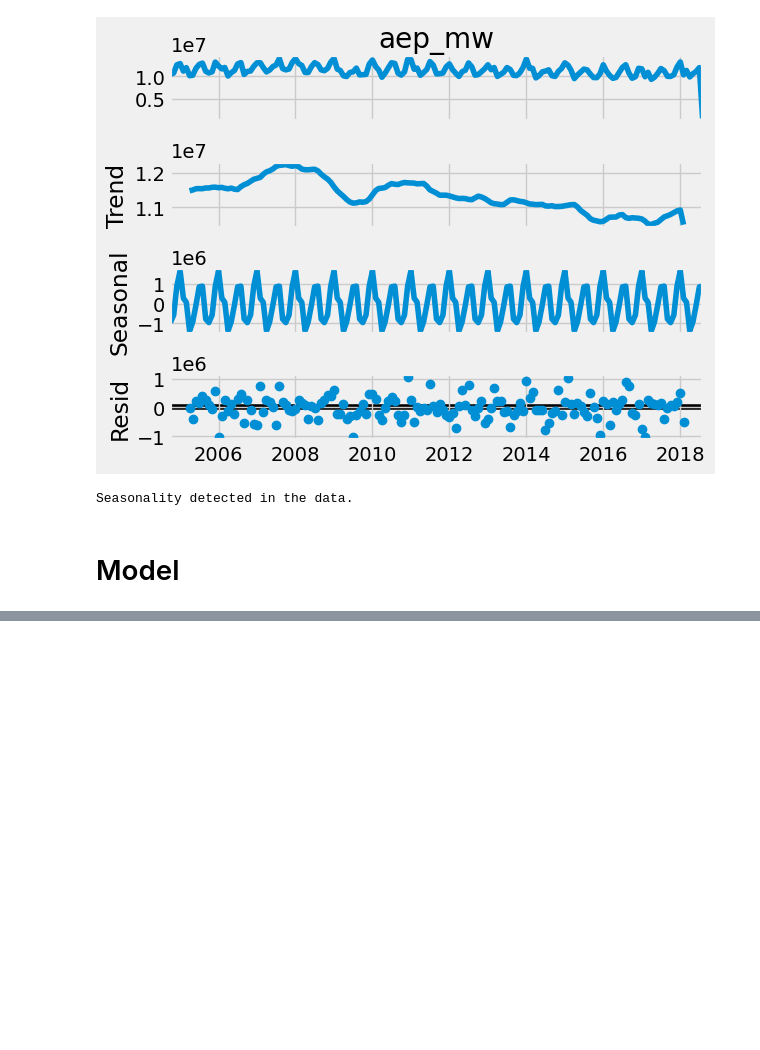
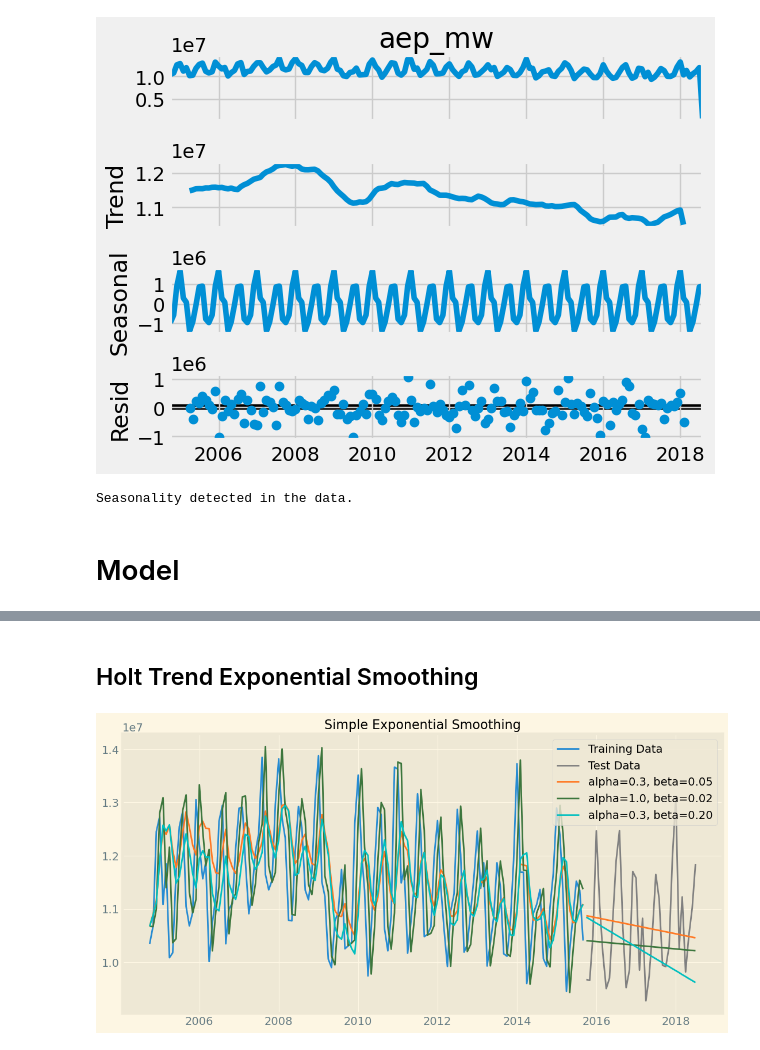
Before and after one commit to MarkPhamm/AI---ML, a Jupyter notebook: machine_learning/time_series/ES.ipynb, the cells around one changed output, grey strips where cells are left out. Saved outputs shown, nothing was run; the diff lists cells and outputs as text; code cells hidden in the pictures; blank space fills up the shorter version.

```diff
--- a/machine_learning/time_series/ES.ipynb
+++ b/machine_learning/time_series/ES.ipynb
@@ -153,0 +198,28 @@ Seasonality detected in the data.
+# %% [markdown]
+## Holt Trend Exponential Smoothing
+# %%
+model = Holt(np.asarray(train['aep_mw']))
+model._index = pd.to_datetime(train.index)
+
+fit1 = model.fit(smoothing_level=.3, smoothing_trend=.05)
+pred1 = fit1.forecast(len(test))
+fit2 = model.fit(optimized=True)
+pred2 = fit2.forecast(len(test))
+fit3 = model.fit(smoothing_level=.3, smoothing_trend=.2)
+pred3 = fit3.forecast(len(test))
+
+
+# Plot results
+fig, ax = plt.subplots(figsize=(12, 6))
+ax.plot(train.index, train['aep_mw'], label='Training Data')
+ax.plot(test.index, test['aep_mw'], color="gray", label='Test Data')
+
+for p, f, c, alpha, beta in zip((pred1, pred2, pred3), (fit1, fit2, fit3), ('#ff7823', '#3c763d', 'c'), (fit1.params['smoothing_level'], fit2.params['smoothing_level'], fit3.params['smoothing_level']), (fit1.params['smoothing_trend'], fit2.params['smoothing_trend'], fit3.params['smoothing_trend'])):
+    ax.plot(train.index, f.fittedvalues, color=c, label=f'alpha={alpha:.1f}, beta={beta:.2f}')
+    ax.plot(test.index, p, color=c)
+
+plt.title("Simple Exponential Smoothing")
+plt.legend()
+plt.show()
+# %% [output]
+[figure, added]
```
Also changed, not shown: parts of 10 cells of this notebook, 36 other files.
